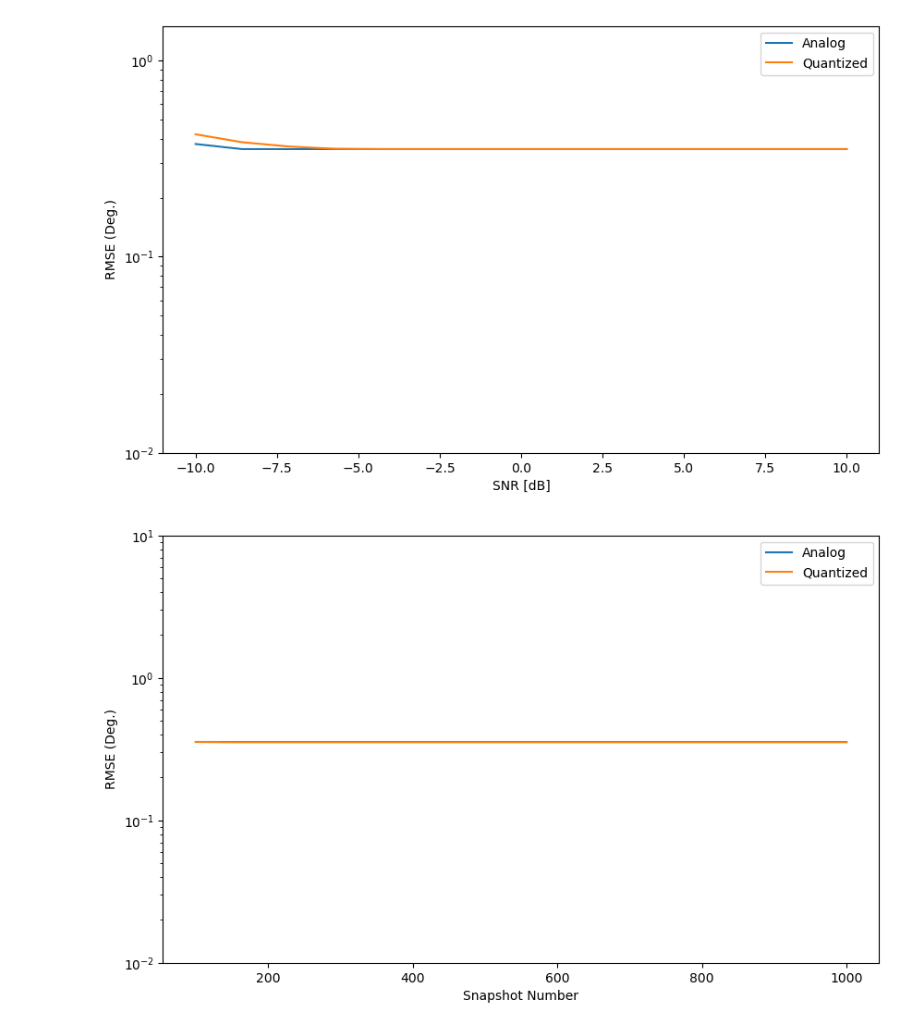
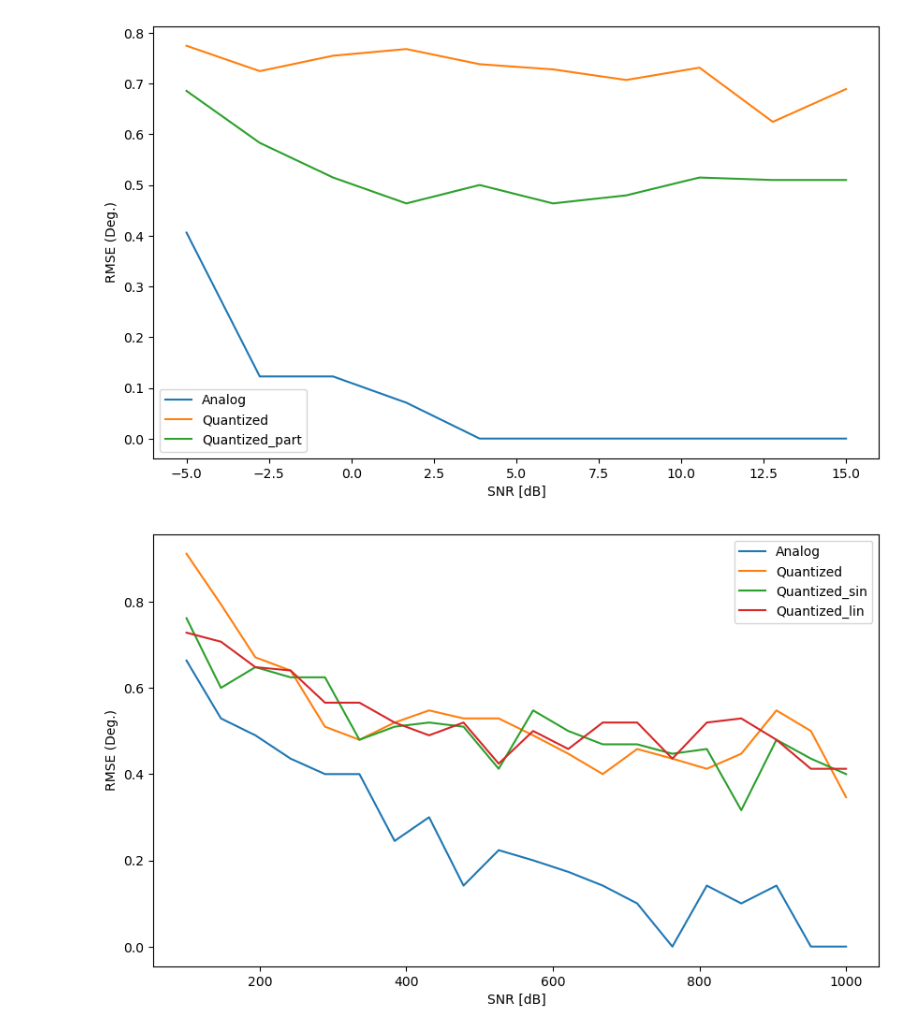
Before and after one commit to mazyaniv/DOA, a Jupyter notebook: main.ipynb, the cells around one changed output. Cells and saved outputs as stored; diff of their text form; code cells hidden in the pictures.

```diff
--- a/main.ipynb
+++ b/main.ipynb
@@ -79,36 +103,43 @@ print(music_algorithm(10,100,1000,1))
 # %%
-monte1 = 500
-snap1=1000
-SNR_space = np.linspace(-10,10,15)
-error_a = [music_algorithm(SNR_space[i],snap1,monte1) for i in range(len(SNR_space))]
-error_q = [music_algorithm(SNR_space[i],snap1,monte1,1) for i in range(len(SNR_space))]
+SNR_space = np.linspace(-5,15,10)
+snap = 100
+monte = 100
+error_a = [music_algorithm(SNR_space[i],snap,monte,0)[3] for i in range(len(SNR_space))]
+error_q = [music_algorithm(SNR_space[i],snap,monte,1)[3] for i in range(len(SNR_space))]
+#error_q_sin = [music_algorithm(SNR_space[i],snap,monte,2)[3] for i in range(len(SNR_space))]
+# error_q_lin = [music_algorithm(SNR_space[i],snap,monte,3)[3] for i in range(len(SNR_space))]
+error_q_part = [music_algorithm(SNR_space[i],snap,monte,4,int(M/2))[3] for i in range(len(SNR_space))]
+
 
 fig = plt.figure(figsize=(10, 6))
 plt.plot(SNR_space, error_a, label="Analog")
 plt.plot(SNR_space, error_q, label="Quantized")
-plt.yscale('log')
-plt.ylim(1e-2, 1.5)
+# plt.plot(SNR_space, error_q_sin, label="Quantized_sin")
+# plt.plot(SNR_space, error_q_lin, label="Quantized_lin")
+plt.plot(SNR_space, error_q_part, label="Quantized_part")
 plt.ylabel("RMSE (Deg.)")
 plt.xlabel("SNR [dB]")
 plt.legend()
 plt.show()
 # %% [output]
-[figure, old version]
+[figure, new version]
 # %%
-monte2 = 1000
-SNR2 = 10
+SNR2 = -10
 snap_space = np.linspace(100, 1000, 20, dtype=int)
-error_a_snap = [music_algorithm(SNR2,snap_space[i],monte2) for i in range(len(snap_space))]
-error_q_snap = [music_algorithm(SNR2,snap_space[i],monte2,1) for i in range(len(snap_space))]
+monte2 = 50
+error_a2 = [music_algorithm(SNR2,snap_space[i],monte,0)[3] for i in range(len(snap_space))]
+error_q2 = [music_algorithm(SNR2,snap_space[i],monte,1)[3] for i in range(len(snap_space))]
+error_q_sin2 = [music_algorithm(SNR2,snap_space[i],monte,2)[3] for i in range(len(snap_space))]
+error_q_lin2 = [music_algorithm(SNR2,snap_space[i],monte,3)[3] for i in range(len(snap_space))]
 
 fig = plt.figure(figsize=(10, 6))
-plt.plot(snap_space, error_a_snap, label="Analog")
-plt.plot(snap_space, error_q_snap, label="Quantized")
-plt.yscale('log')
-plt.ylim(1e-2, 1e1)
+plt.plot(snap_space, error_a2, label="Analog")
+plt.plot(snap_space, error_q2, label="Quantized")
+plt.plot(snap_space, error_q_sin2, label="Quantized_sin")
+plt.plot(snap_space, error_q_lin2, label="Quantized_lin")
 plt.ylabel("RMSE (Deg.)")
-plt.xlabel("Snapshot Number")
+plt.xlabel("SNR [dB]")
 plt.legend()
 plt.show()
 # %% [output]
-[figure, old version]
+[figure, new version]
```
Also changed, not shown: parts of 5 cells of this notebook.
